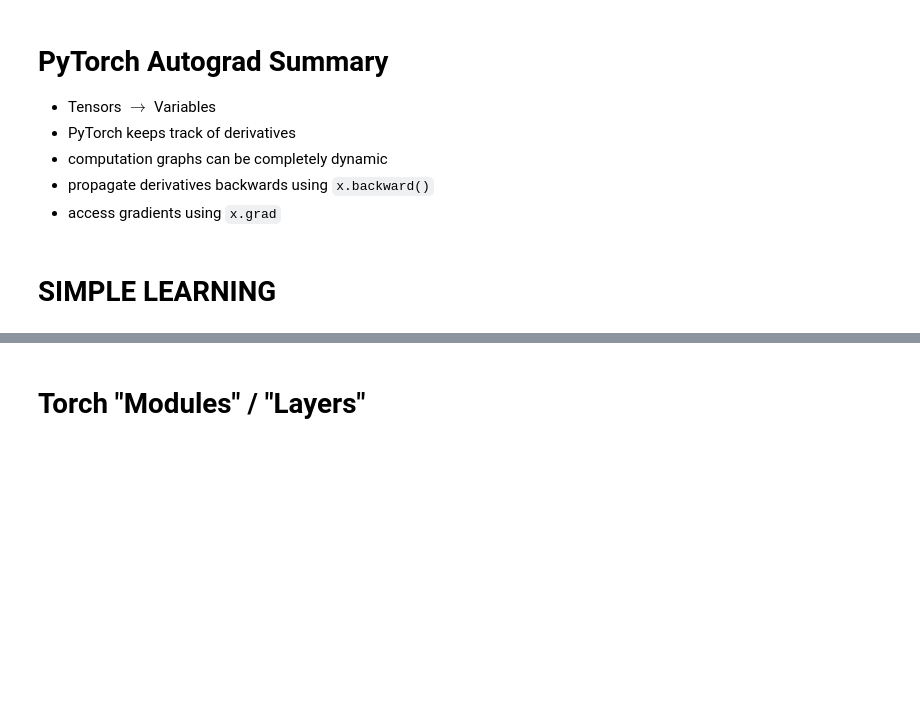
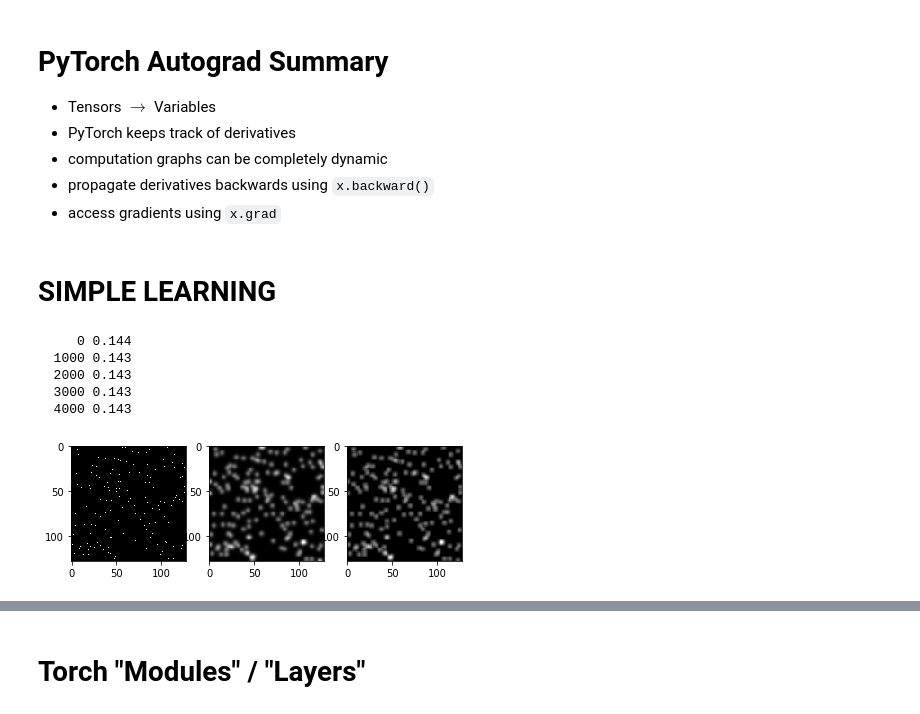
Before and after one commit to tmbdev-tutorials/icdar2019-tutorial, a Jupyter notebook: 20-pytorch.ipynb, the cells around one changed output, grey strips where cells are left out. Drawn from its saved outputs; the diff is of its cells as text; code cells hidden in the pictures; blank space fills up the shorter version.

```diff
--- a/20-pytorch.ipynb
+++ b/20-pytorch.ipynb
@@ -124,3 +196,26 @@ helpers.make_dot(err, dict(w=w, x=x))
 - access gradients using `x.grad`
 # %% [markdown]
 # SIMPLE LEARNING
+# %%
+for i in range(5000):
+
+    optimizer = optim.SGD([w, b], lr=1e-5)
+    optimizer.zero_grad()
+
+    y_predicted = F.conv2d(x, w, padding=3)
+
+    err = ((y_predicted - y)**2).sum()
+    err.backward()
+    if i%1000==0: print(f"{i:6d} {err:.3f}")
+
+    optimizer.step()
+# %% [output]
+     0 0.144
+  1000 0.143
+  2000 0.143
+  3000 0.143
+  4000 0.143
+# %%
+subplot(131); tshow(x); subplot(132); tshow(y); subplot(133); tshow(y_predicted)
+# %% [output]
+[figure, added]
```
Also changed, not shown: parts of 17 cells of this notebook, 3 other files.
